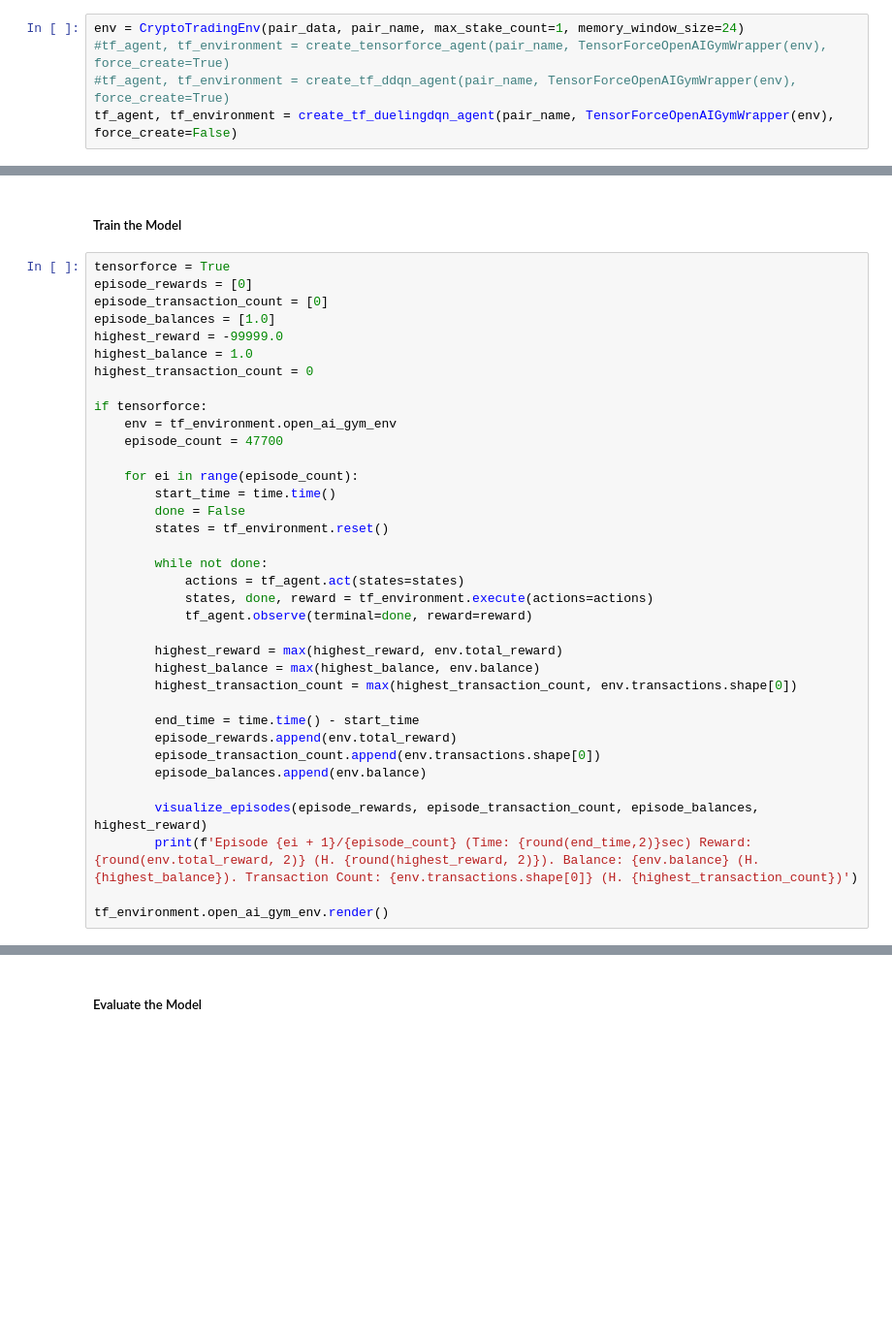
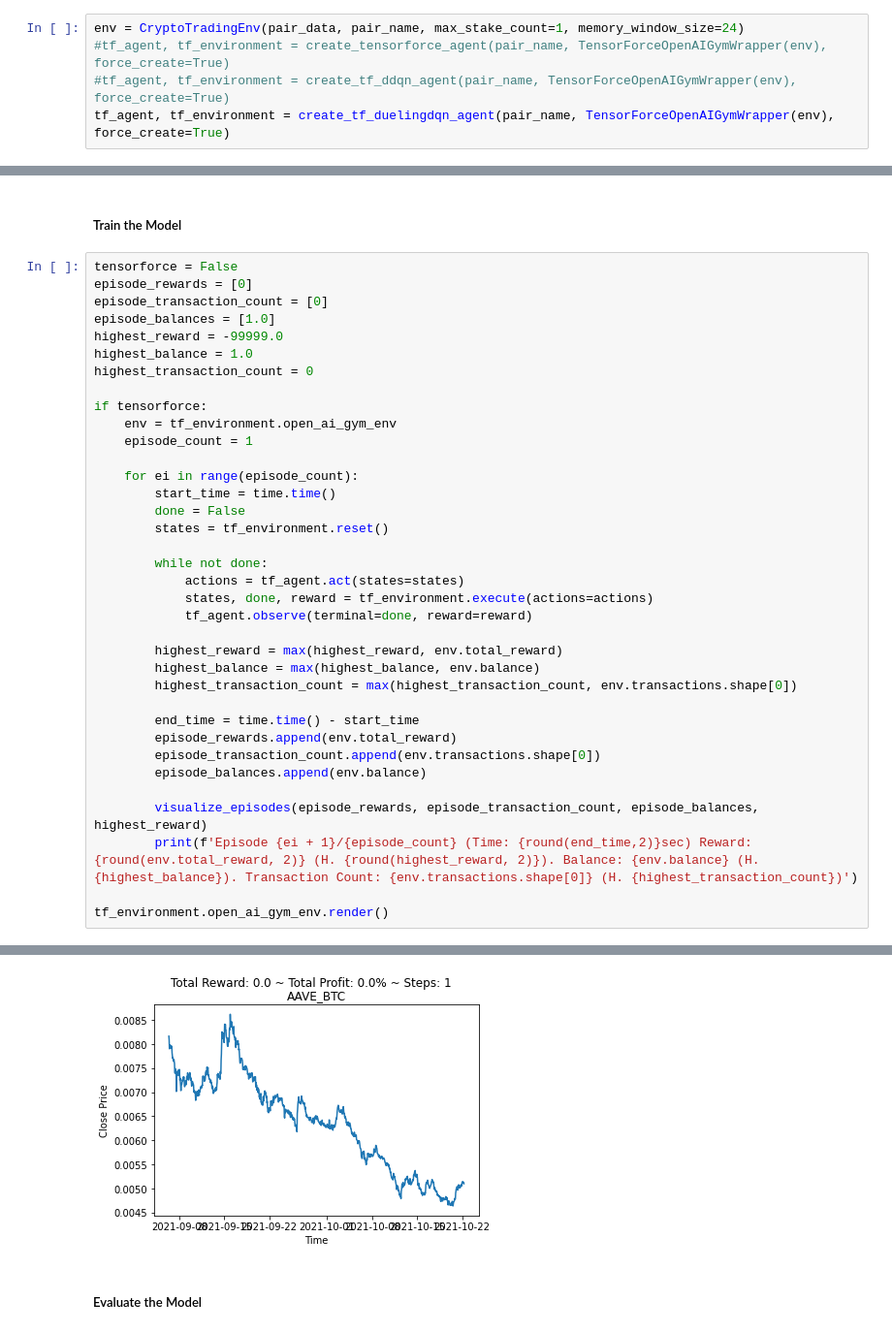
Before and after one commit to faGH/fa.intelligence.notebooks, a Jupyter notebook: labs/market_trading/crypto_trading_environment.old.ipynb, the cells around one changed output, grey strips where cells are left out. Shown at 97% size. Cells and saved outputs as stored; diff of their text form; blank space fills up the shorter version.

```diff
--- a/labs/market_trading/crypto_trading_environment.old.ipynb
+++ b/labs/market_trading/crypto_trading_environment.old.ipynb
@@ -516,4 +534,4 @@ class TensorForceOpenAIGymWrapper(Environment):
 env = CryptoTradingEnv(pair_data, pair_name, max_stake_count=1, memory_window_size=24)
 #tf_agent, tf_environment = create_tensorforce_agent(pair_name, TensorForceOpenAIGymWrapper(env), force_create=True)
 #tf_agent, tf_environment = create_tf_ddqn_agent(pair_name, TensorForceOpenAIGymWrapper(env), force_create=True)
-tf_agent, tf_environment = create_tf_duelingdqn_agent(pair_name, TensorForceOpenAIGymWrapper(env), force_create=False)
+tf_agent, tf_environment = create_tf_duelingdqn_agent(pair_name, TensorForceOpenAIGymWrapper(env), force_create=True)
@@ -520,7 +541,7 @@ tf_agent, tf_environment = create_tf_duelingdqn_agent(pair_name, TensorForceOpen
 # %% [markdown]
 ##### Train the Model
 # %%
-tensorforce = True
+tensorforce = False
 episode_rewards = [0]
 episode_transaction_count = [0]
 episode_balances = [1.0]
@@ -530,7 +551,7 @@ highest_transaction_count = 0
 
 if tensorforce:
     env = tf_environment.open_ai_gym_env
-    episode_count = 47700
+    episode_count = 1
 
     for ei in range(episode_count):
         start_time = time.time()
@@ -555,3 +576,4 @@ if tensorforce:
         print(f'Episode {ei + 1}/{episode_count} (Time: {round(end_time,2)}sec) Reward: {round(env.total_reward, 2)} (H. {round(highest_reward, 2)}). Balance: {env.balance} (H. {highest_balance}). Transaction Count: {env.transactions.shape[0]} (H. {highest_transaction_count})')
 
 tf_environment.open_ai_gym_env.render()
+# %% [output]
@@ -558,3 +581,4 @@ tf_environment.open_ai_gym_env.render()
+[figure, added]
 # %% [markdown]
 ##### Evaluate the Model
 # %%
```
Also changed, not shown: parts of 8 cells of this notebook.
